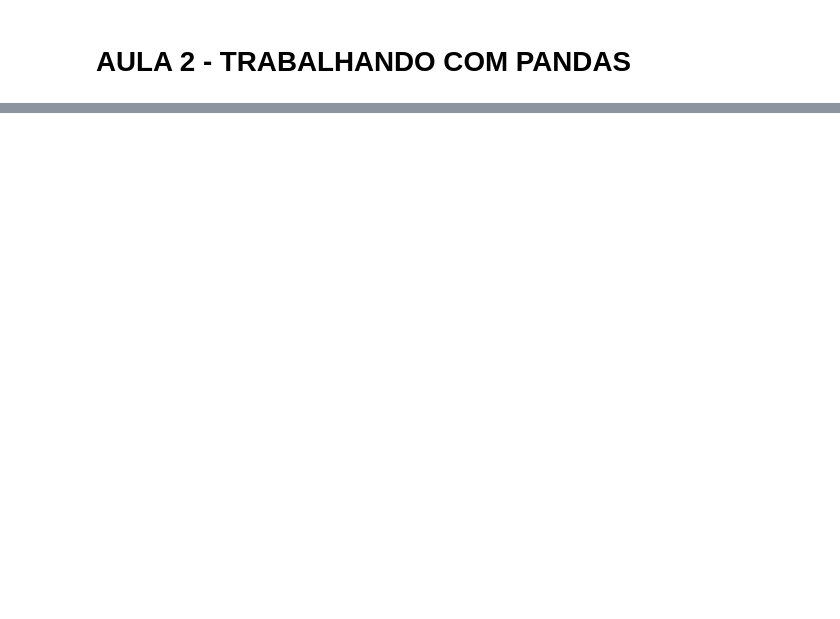
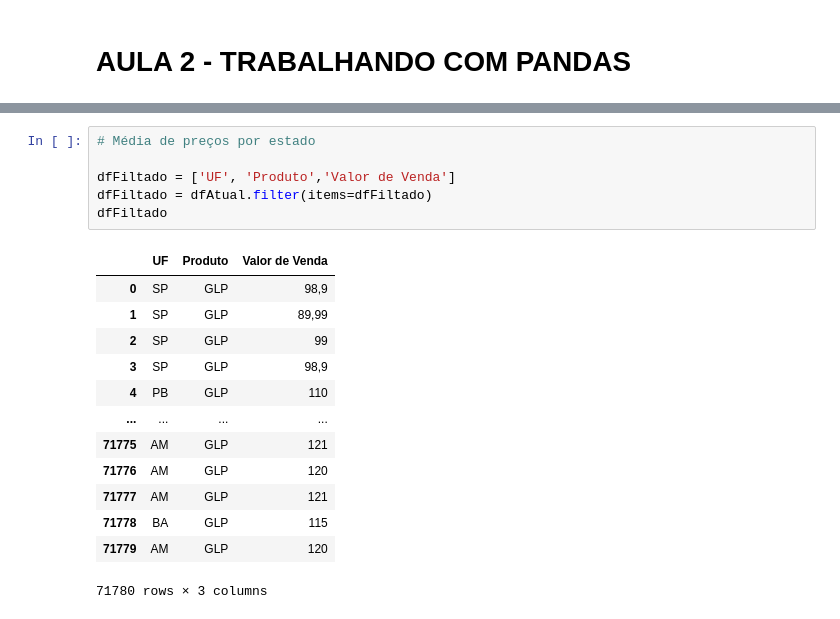
Before and after one commit to pqvinicius/logica-programacao-em-python-uninter, a Jupyter notebook: _LOGICA_DE_PROGRAMAÇÃO_EM_PYTHON_UNINTER_AP.ipynb, the cells around one changed output, grey strips where cells are left out. Saved outputs shown, nothing was run; the diff lists cells and outputs as text; blank space fills up the shorter version.

```diff
--- a/_LOGICA_DE_PROGRAMAÇÃO_EM_PYTHON_UNINTER_AP.ipynb
+++ b/_LOGICA_DE_PROGRAMAÇÃO_EM_PYTHON_UNINTER_AP.ipynb
@@ -263,0 +362,20 @@ import pandas as pd
+# %%
+# Média de preços por estado
+
+dfFiltado = ['UF', 'Produto','Valor de Venda']
+dfFiltado = dfAtual.filter(items=dfFiltado)
+dfFiltado
+# %% [output]
+|  | UF | Produto | Valor de Venda |
+| 0 | SP | GLP | 98,9 |
+| 1 | SP | GLP | 89,99 |
+| 2 | SP | GLP | 99 |
+| 3 | SP | GLP | 98,9 |
+| 4 | PB | GLP | 110 |
+| ... | ... | ... | ... |
+| 71775 | AM | GLP | 121 |
+| 71776 | AM | GLP | 120 |
+| 71777 | AM | GLP | 121 |
+| 71778 | BA | GLP | 115 |
+| 71779 | AM | GLP | 120 |
+71780 rows × 3 columns
```
Also changed, not shown: parts of 9 cells of this notebook.
